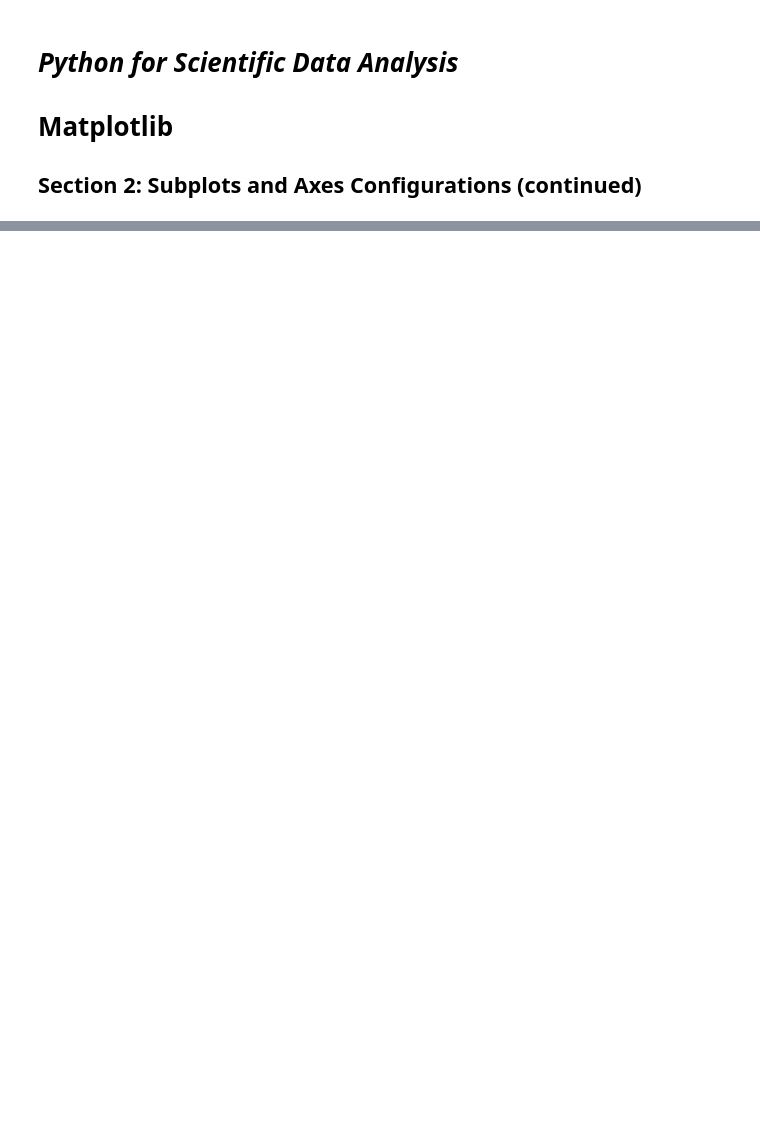
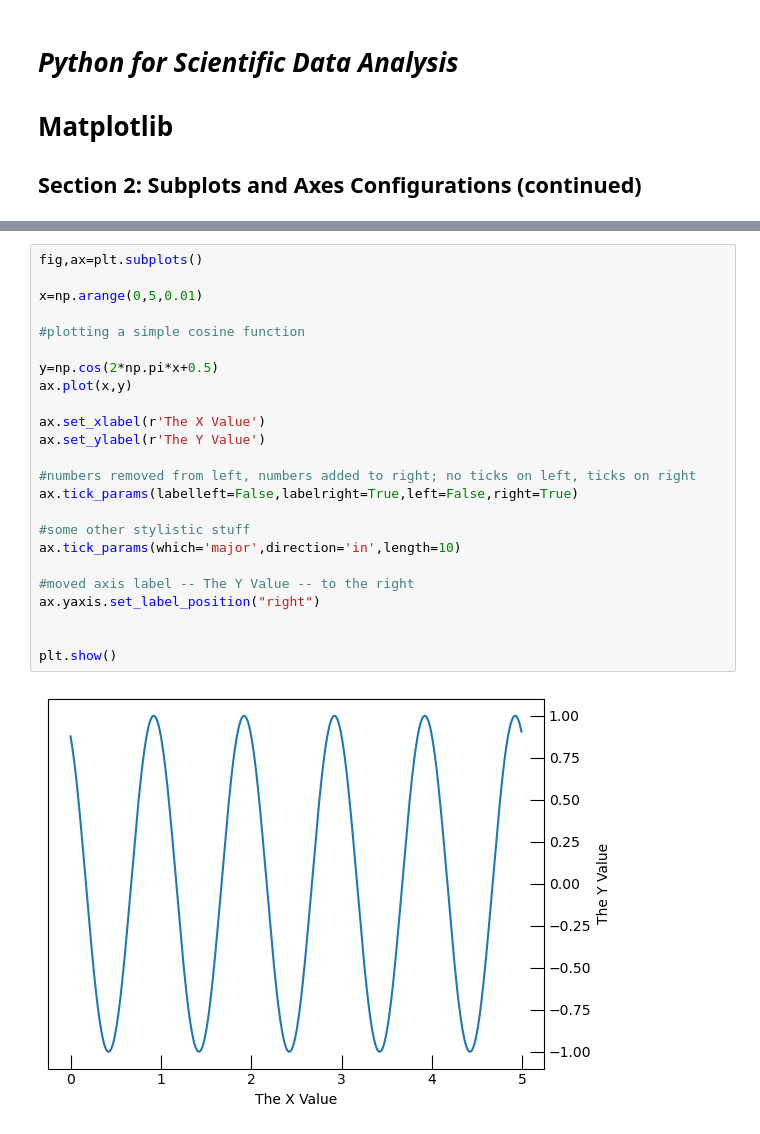
Before and after one commit to thaynecurrie/phys7903_fall2024, a Jupyter notebook: ScientificPythonNotes/Matplotlib/Python_matplotlib_part2c.ipynb, the cells around one changed output, grey strips where cells are left out. Saved outputs shown, nothing was run; the diff lists cells and outputs as text; blank space fills up the shorter version.

```diff
--- a/ScientificPythonNotes/Matplotlib/Python_matplotlib_part2c.ipynb
+++ b/ScientificPythonNotes/Matplotlib/Python_matplotlib_part2c.ipynb
@@ -589,0 +39,26 @@ Text(0.3, 7e-06, '51 Eri b')
+# %%
+fig,ax=plt.subplots()
+
+x=np.arange(0,5,0.01)
+
+#plotting a simple cosine function
+
+y=np.cos(2*np.pi*x+0.5)
+ax.plot(x,y)
+
+ax.set_xlabel(r'The X Value')
+ax.set_ylabel(r'The Y Value')
+
+#numbers removed from left, numbers added to right; no ticks on left, ticks on right
+ax.tick_params(labelleft=False,labelright=True,left=False,right=True)
+
+#some other stylistic stuff
+ax.tick_params(which='major',direction='in',length=10)
+
+#moved axis label -- The Y Value -- to the right
+ax.yaxis.set_label_position("right")
+
+
+plt.show()
+# %% [output]
+[figure, added]
```
Also changed, not shown: parts of 38 cells of this notebook, 6 other files.
